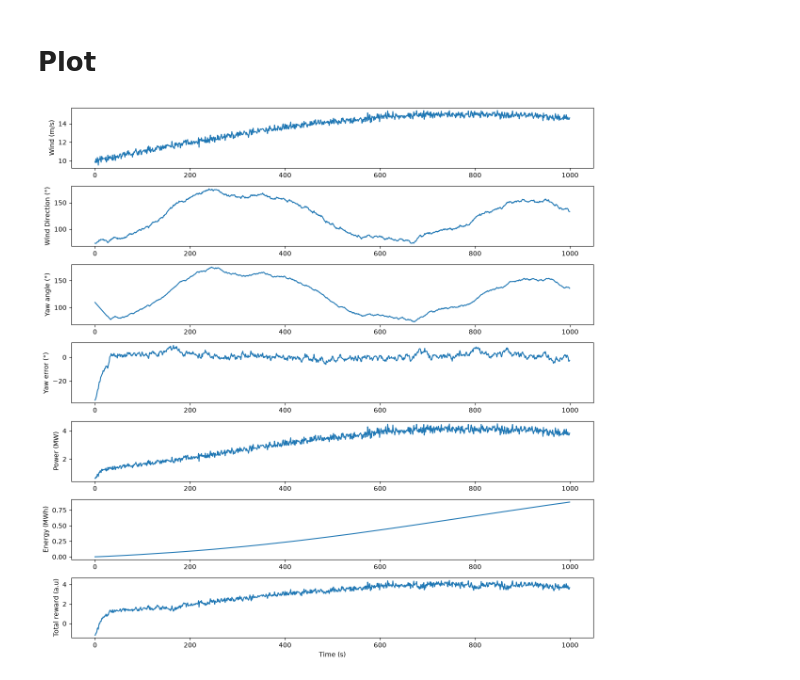
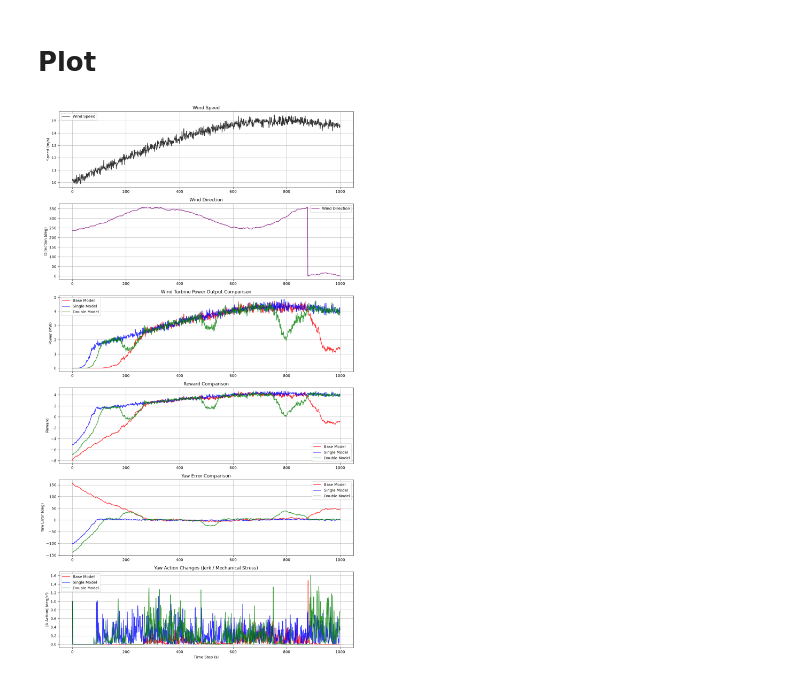
Before and after one commit to BjarkanDev/mas512, a Jupyter notebook: lab_5/rl-wind-1.ipynb, the cells around one changed output. Drawn from its saved outputs; the diff is of its cells as text; code cells hidden in the pictures.

```diff
--- a/lab_5/rl-wind-1.ipynb
+++ b/lab_5/rl-wind-1.ipynb
@@ -36,10 +36,13 @@ class WindTurbineEnv(gym.Env):
         self.radius = 40        # rotor radius
         self.area = np.pi*self.radius**2
 
-        self.Cp = 0.4          # power coefficient
+        self.Cp = 0.42          # power coefficient
 
         # yaw actuator
         self.max_yaw_speed = 1.0  # deg/sec
+
+        # power_saturation
+        self.power_saturation = 1.8e6
 
         # Observation space
         # [wind speed,wind direction,yaw angle,yaw error,power]
@@ -240,49 +243,62 @@ for t in range(1000):
 # %% [markdown]
 # Plot
 # %%
-time=np.arange(len(speed))
+plt.figure(figsize=(12, 21))
 
-plt.figure(figsize=(12,12))
+# 1. Wind Speed
+plt.subplot(6, 1, 1)
+plt.plot(data['Base']['speed'], color='black', label='Wind Speed', alpha=0.8)
+plt.title('Wind Speed')
+plt.ylabel('Speed (m/s)')
+plt.legend()
+plt.grid(True)
 
+# 2. Wind Direction
+plt.subplot(6, 1, 2)
+plt.plot(data['Base']['direction'], color='purple', label='Wind Direction', alpha=0.8)
+plt.title('Wind Direction')
+plt.ylabel('Direction (deg)')
+plt.legend()
+plt.grid(True)
 
-plt.subplot(7,1,1)
-plt.plot(time,speed)
-plt.ylabel("Wind (m/s)")
+# 3. Power Output Comparison
+plt.subplot(6, 1, 3)
+for name, d in data.items():
+    plt.plot(d['power'], label=f'{name} Model', color=d['color'], alpha=0.8)
+plt.title('Wind Turbine Power Output Comparison')
+plt.ylabel('Power (MW)')
+plt.legend()
+plt.grid(True)
 
+# 4. Reward Comparison
+plt.subplot(6, 1, 4)
+for name, d in data.items():
+    plt.plot(d['reward'], label=f'{name} Model', color=d['color'], alpha=0.8)
+plt.title('Reward Comparison')
+plt.ylabel('Reward')
+plt.legend()
+plt.grid(True)
 
-plt.subplot(7,1,2)
-plt.plot(time,direction)
-plt.ylabel(r"Wind Direction ($\degree$)")
+# 5. Yaw Error Comparison
+plt.subplot(6, 1, 5)
+for name, d in data.items():
+    plt.plot(d['error'], label=f'{name} Model', color=d['color'], alpha=0.8)
+plt.title('Yaw Error Comparison')
+plt.ylabel('Yaw Error (deg)')
+plt.legend()
+plt.grid(True)
 
-
-plt.subplot(7,1,3)
-plt.plot(time,yaw)
-plt.ylabel(r"Yaw angle ($\degree$)")
-
-
-plt.subplot(7,1,4)
-plt.plot(time,error)
-plt.ylabel(r"Yaw error ($\degree$)")
-
-
-plt.subplot(7,1,5)
-plt.plot(time,power)
-plt.ylabel("Power (MW)")
-
-
-plt.subplot(7,1,6)
-plt.plot(time,energy)
-plt.ylabel("Energy (MWh)")
-
-plt.subplot(7,1,7)
-plt.plot(time,total_reward)
-plt.ylabel("Total reward (a.u)")
-
-plt.xlabel("Time (s)")
-
+# 6. Yaw Action Changes / Jerk (Mechanical Stressor)
+plt.subplot(6, 1, 6)
+for name, d in data.items():
+    plt.plot(d['action_change'], label=f'{name} Model', color=d['color'], alpha=0.8)
+plt.title('Yaw Action Changes (Jerk / Mechanical Stress)')
+plt.ylabel('|Δ Action| (deg/s²)')
+plt.xlabel('Time Step (s)')
+plt.legend()
+plt.grid(True)
 
 plt.tight_layout()
-
 plt.show()
 # %% [output]
-[figure, old version]
+[figure, new version]
```
Also changed, not shown: parts of 2 cells of this notebook, 3 other files.
